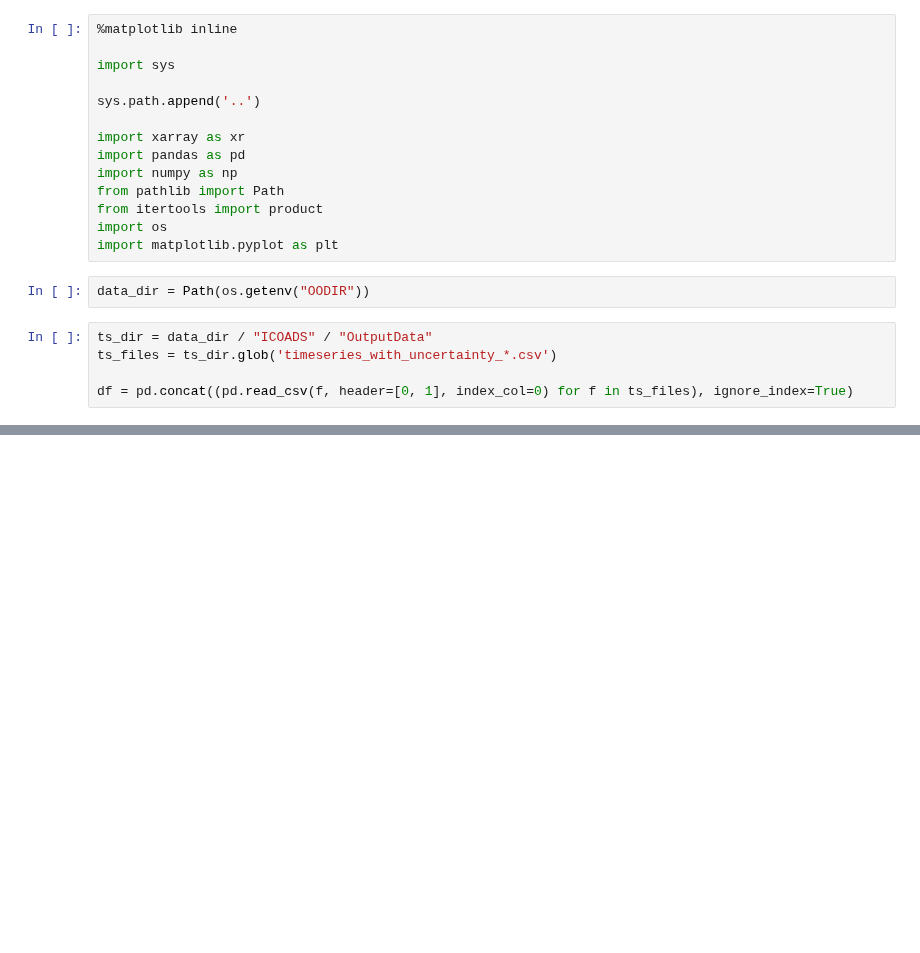
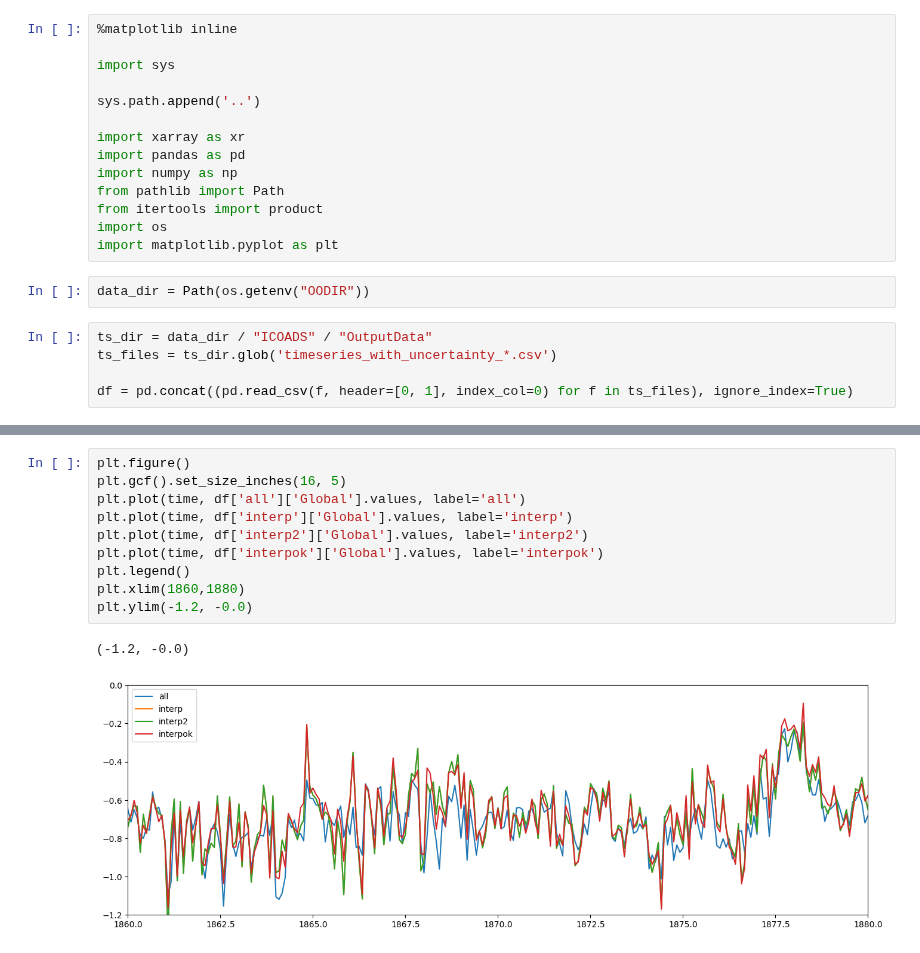
Before and after one commit to jjk-code-otter/open-ocean, a Jupyter notebook: notebooks/compare_OK_and_GP.ipynb, the cells around one changed output, grey strips where cells are left out. Cells and saved outputs as stored; diff of their text form; blank space fills up the shorter version.

```diff
--- a/notebooks/compare_OK_and_GP.ipynb
+++ b/notebooks/compare_OK_and_GP.ipynb
@@ -50,0 +51,13 @@ plt.legend()
+# %%
+plt.figure()
+plt.gcf().set_size_inches(16, 5)
+plt.plot(time, df['all']['Global'].values, label='all')
+plt.plot(time, df['interp']['Global'].values, label='interp')
+plt.plot(time, df['interp2']['Global'].values, label='interp2')
+plt.plot(time, df['interpok']['Global'].values, label='interpok')
+plt.legend()
+plt.xlim(1860,1880)
+plt.ylim(-1.2, -0.0)
+# %% [output]
+(-1.2, -0.0)
+[figure, added]
```
Also changed, not shown: parts of 2 cells of this notebook, 5 other files.
